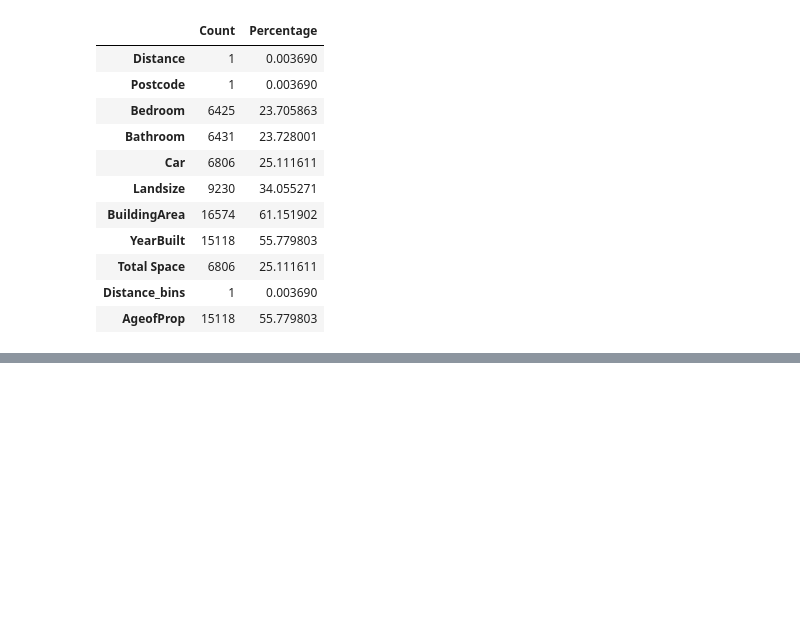
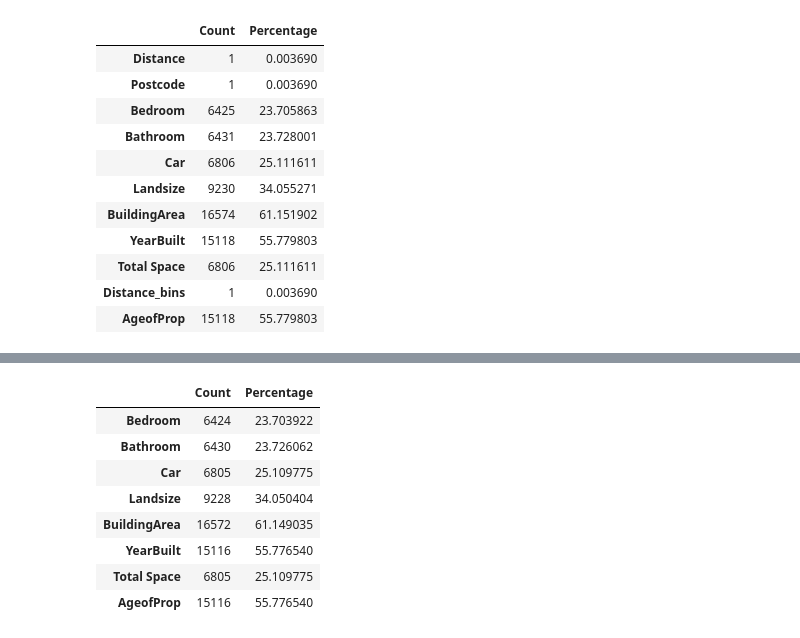
Before and after one commit to pdtarricone/analytics_portfolio, a Jupyter notebook: Data_Exploratory_Analysis.ipynb, the cells around one changed output, grey strips where cells are left out. Drawn from its saved outputs; the diff is of its cells as text; code cells hidden in the pictures; blank space fills up the shorter version.

```diff
--- a/Data_Exploratory_Analysis.ipynb
+++ b/Data_Exploratory_Analysis.ipynb
@@ -447,0 +457,12 @@ pd.DataFrame({'Count':data.isnull().sum()[data.isnull().sum()>0],'Percentage':(d
+# %%
+pd.DataFrame({'Count':data.isnull().sum()[data.isnull().sum()>0],'Percentage':(data.isnull().sum()[data.isnull().sum()>0]/data.shape[0])*100})
+# %% [output]
+|  | Count | Percentage |
+| Bedroom | 6424 | 23.703922 |
+| Bathroom | 6430 | 23.726062 |
+| Car | 6805 | 25.109775 |
+| Landsize | 9228 | 34.050404 |
+| BuildingArea | 16572 | 61.149035 |
+| YearBuilt | 15116 | 55.776540 |
+| Total Space | 6805 | 25.109775 |
+| AgeofProp | 15116 | 55.776540 |
```
Also changed, not shown: parts of 20 cells of this notebook.
